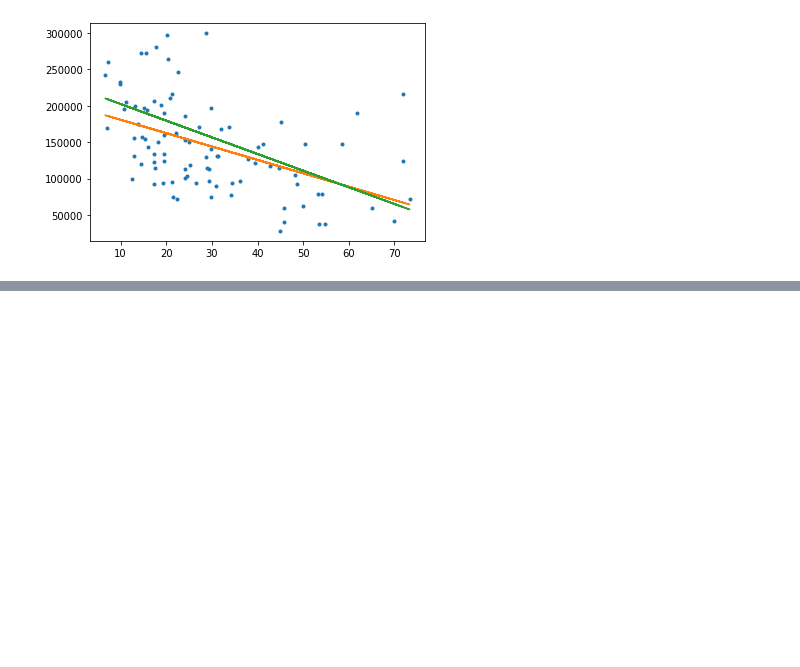
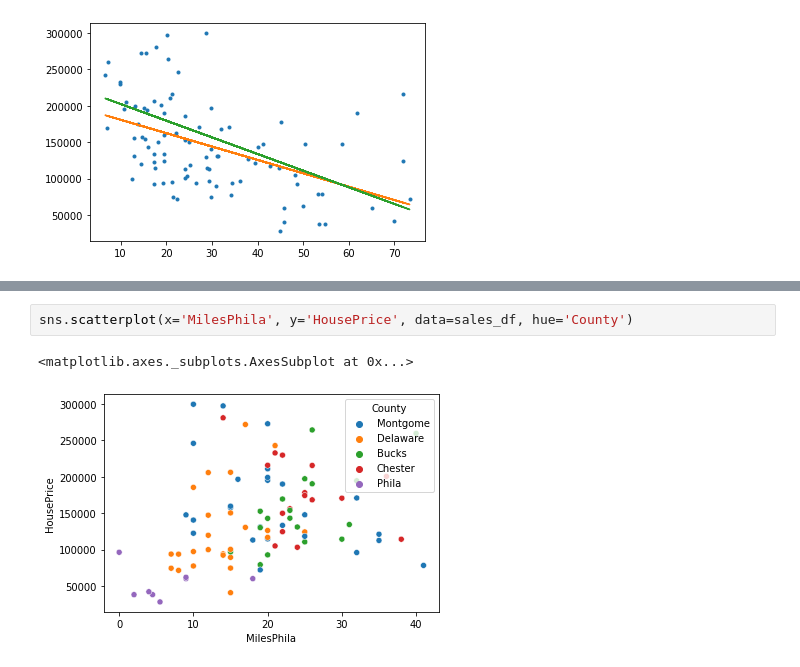
Before and after one commit to Aafaaq77/machineLearningCoursera, a Jupyter notebook: course2/linearRegressionC2W1.ipynb, the cells around one changed output, grey strips where cells are left out. Drawn from its saved outputs; the diff is of its cells as text; blank space fills up the shorter version.

```diff
--- a/course2/linearRegressionC2W1.ipynb
+++ b/course2/linearRegressionC2W1.ipynb
@@ -181,0 +211,5 @@ plt.plot(sales_nohighend['CrimeRate'], sales_nohighend['HousePrice'], '.',
+# %%
+sns.scatterplot(x='MilesPhila', y='HousePrice', data=sales_df, hue='County')
+# %% [output]
+<matplotlib.axes._subplots.AxesSubplot at 0x...>
+[figure, added]
```
Also changed, not shown: parts of 17 cells of this notebook.
